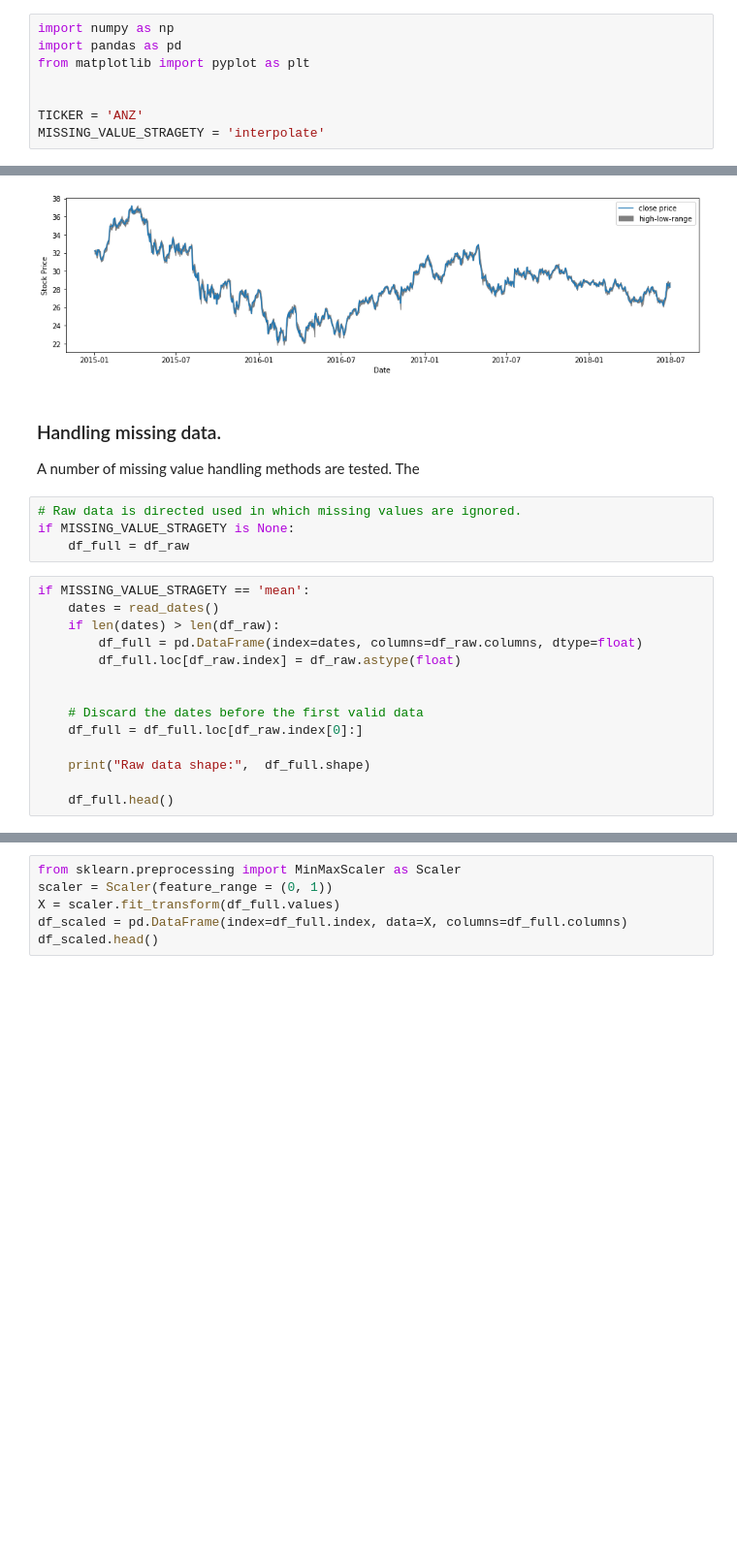
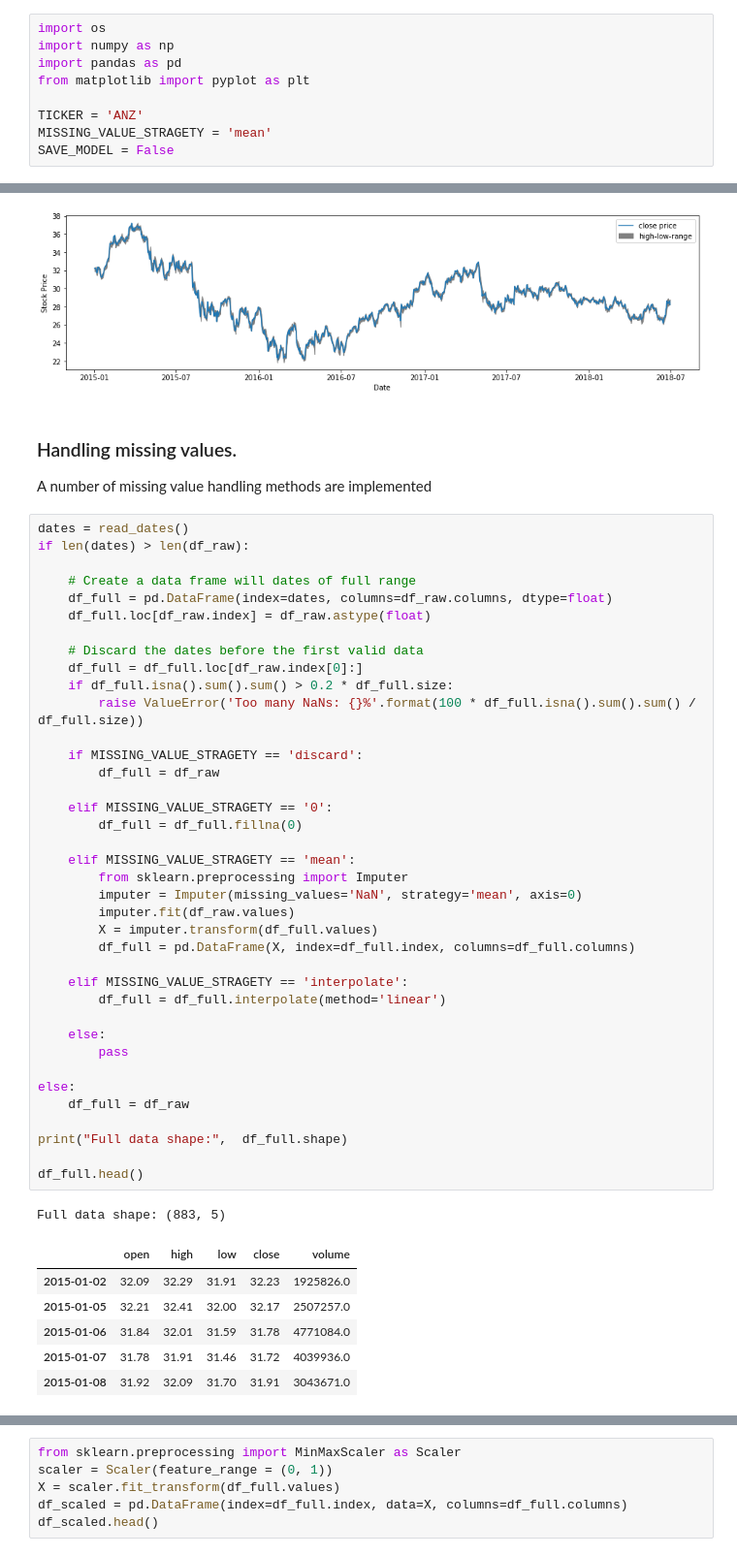
Before and after one commit to chuanwuliu/stock-forecasting, a Jupyter notebook: forecasting.ipynb, the cells around one changed output, grey strips where cells are left out. Shown at 97% size. Cells and saved outputs as stored; diff of their text form; blank space fills up the shorter version.

```diff
--- a/forecasting.ipynb
+++ b/forecasting.ipynb
@@ -11,10 +17,11 @@ This forecasting model can be treated in two ways:
 # %% [markdown]
 ## Part I. Close Price Forecasting
 # %%
+import os
 import numpy as np
 import pandas as pd
 from matplotlib import pyplot as plt
 
-
 TICKER = 'ANZ'
-MISSING_VALUE_STRAGETY = 'interpolate'
+MISSING_VALUE_STRAGETY = 'mean'
+SAVE_MODEL = False
@@ -52,24 +59,52 @@ plt.close()
 # %% [output]
 [figure]
 # %% [markdown]
-### Handling missing data.
+### Handling missing values.
 
-A number of missing value handling methods are tested. The
+A number of missing value handling methods are implemented
-# %%
-# Raw data is directed used in which missing values are ignored.
-if MISSING_VALUE_STRAGETY is None:
-    df_full = df_raw
 # %%
-if MISSING_VALUE_STRAGETY == 'mean':
-    dates = read_dates()
-    if len(dates) > len(df_raw):
-        df_full = pd.DataFrame(index=dates, columns=df_raw.columns, dtype=float)
-        df_full.loc[df_raw.index] = df_raw.astype(float)
+dates = read_dates()
+if len(dates) > len(df_raw):
 
+    # Create a data frame will dates of full range
+    df_full = pd.DataFrame(index=dates, columns=df_raw.columns, dtype=float)
+    df_full.loc[df_raw.index] = df_raw.astype(float)
 
     # Discard the dates before the first valid data
     df_full = df_full.loc[df_raw.index[0]:]
+    if df_full.isna().sum().sum() > 0.2 * df_full.size:
+        raise ValueError('Too many NaNs: {}%'.format(100 * df_full.isna().sum().sum() / df_full.size))
 
-    print("Raw data shape:",  df_full.shape)
+    if MISSING_VALUE_STRAGETY == 'discard':
+        df_full = df_raw
 
-    df_full.head()
+    elif MISSING_VALUE_STRAGETY == '0':
+        df_full = df_full.fillna(0)
+
+    elif MISSING_VALUE_STRAGETY == 'mean':
+        from sklearn.preprocessing import Imputer
+        imputer = Imputer(missing_values='NaN', strategy='mean', axis=0)
+        imputer.fit(df_raw.values)
+        X = imputer.transform(df_full.values)
+        df_full = pd.DataFrame(X, index=df_full.index, columns=df_full.columns)
+
+    elif MISSING_VALUE_STRAGETY == 'interpolate':
+        df_full = df_full.interpolate(method='linear')
+
+    else:
+        pass
+
+else:
+    df_full = df_raw
+
+print("Full data shape:",  df_full.shape)
+
+df_full.head()
+# %% [output]
+Full data shape: (883, 5)
+|  | open | high | low | close | volume |
+| 2015-01-02 | 32.09 | 32.29 | 31.91 | 32.23 | 1925826.0 |
+| 2015-01-05 | 32.21 | 32.41 | 32.00 | 32.17 | 2507257.0 |
+| 2015-01-06 | 31.84 | 32.01 | 31.59 | 31.78 | 4771084.0 |
+| 2015-01-07 | 31.78 | 31.91 | 31.46 | 31.72 | 4039936.0 |
+| 2015-01-08 | 31.92 | 32.09 | 31.70 | 31.91 | 3043671.0 |
```
Also changed, not shown: parts of 18 cells of this notebook, 1 other file.
